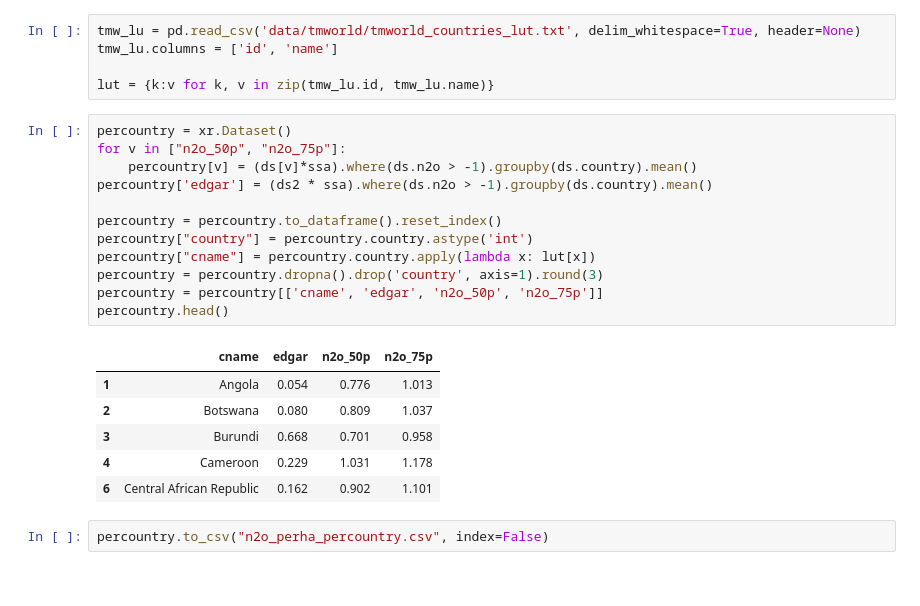
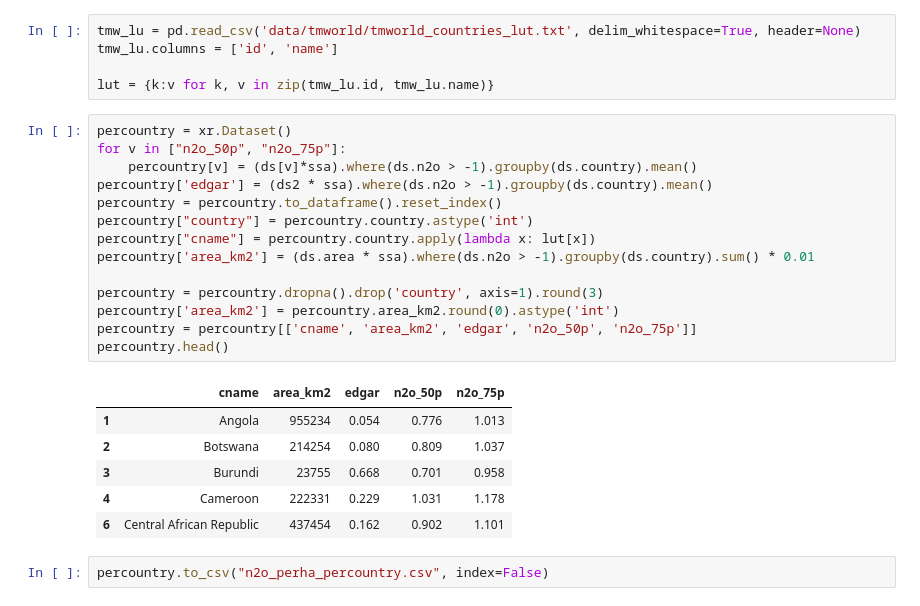
Before and after one commit to cwerner/yieldgap-analysis-africa, a Jupyter notebook: plotting_v2.ipynb, the cells around one changed output. Cells and saved outputs as stored; diff of their text form.

Commit message:
update summary file to include area

```diff
--- a/plotting_v2.ipynb
+++ b/plotting_v2.ipynb
@@ -199,21 +199,23 @@ lut = {k:v for k, v in zip(tmw_lu.id, tmw_lu.name)}
 # %%
 percountry = xr.Dataset()
 for v in ["n2o_50p", "n2o_75p"]:
     percountry[v] = (ds[v]*ssa).where(ds.n2o > -1).groupby(ds.country).mean()
 percountry['edgar'] = (ds2 * ssa).where(ds.n2o > -1).groupby(ds.country).mean()
-
 percountry = percountry.to_dataframe().reset_index()
 percountry["country"] = percountry.country.astype('int')
 percountry["cname"] = percountry.country.apply(lambda x: lut[x])
+percountry['area_km2'] = (ds.area * ssa).where(ds.n2o > -1).groupby(ds.country).sum() * 0.01
+
 percountry = percountry.dropna().drop('country', axis=1).round(3)
-percountry = percountry[['cname', 'edgar', 'n2o_50p', 'n2o_75p']]
+percountry['area_km2'] = percountry.area_km2.round(0).astype('int')
+percountry = percountry[['cname', 'area_km2', 'edgar', 'n2o_50p', 'n2o_75p']]
 percountry.head()
 # %% [output]
-|  | cname | edgar | n2o_50p | n2o_75p |
-| 1 | Angola | 0.054 | 0.776 | 1.013 |
-| 2 | Botswana | 0.080 | 0.809 | 1.037 |
-| 3 | Burundi | 0.668 | 0.701 | 0.958 |
-| 4 | Cameroon | 0.229 | 1.031 | 1.178 |
-| 6 | Central African Republic | 0.162 | 0.902 | 1.101 |
+|  | cname | area_km2 | edgar | n2o_50p | n2o_75p |
+| 1 | Angola | 955234 | 0.054 | 0.776 | 1.013 |
+| 2 | Botswana | 214254 | 0.080 | 0.809 | 1.037 |
+| 3 | Burundi | 23755 | 0.668 | 0.701 | 0.958 |
+| 4 | Cameroon | 222331 | 0.229 | 1.031 | 1.178 |
+| 6 | Central African Republic | 437454 | 0.162 | 0.902 | 1.101 |
 # %%
 percountry.to_csv("n2o_perha_percountry.csv", index=False)
```
Also changed, not shown: parts of 2 cells of this notebook.
